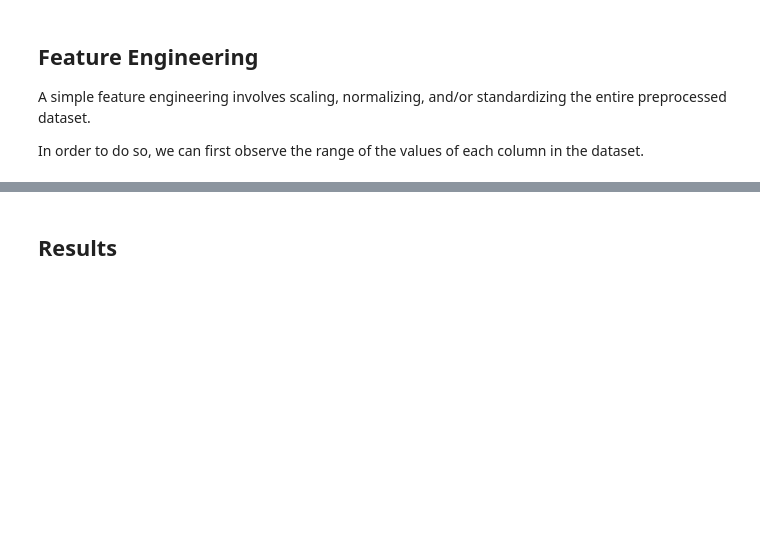
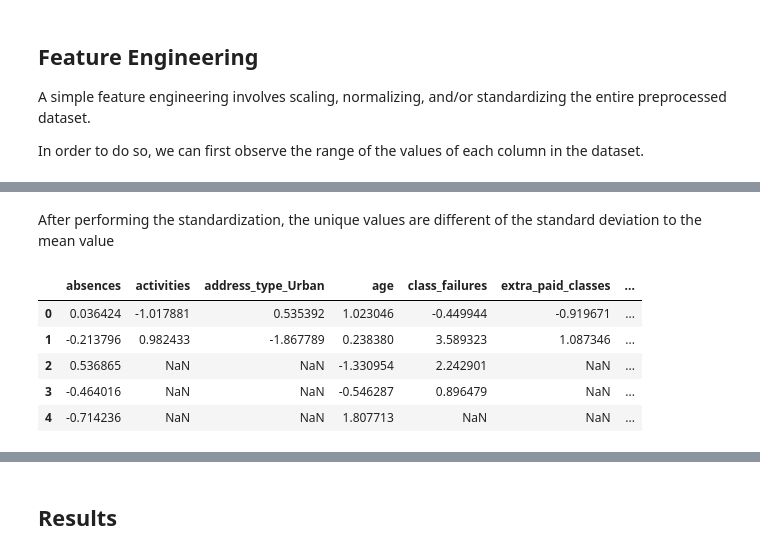
Before and after one commit to ferDMS/MOOCS, a Jupyter notebook: Supervised Machine Learning Regression and Classification/cw2.ipynb, the cells around one changed output, grey strips where cells are left out. Drawn from its saved outputs; the diff is of its cells as text; code cells hidden in the pictures; blank space fills up the shorter version.

```diff
--- a/Supervised Machine Learning Regression and Classification/cw2.ipynb
+++ b/Supervised Machine Learning Regression and Classification/cw2.ipynb
@@ -277,3 +354,14 @@ In order to decide the correct scaling, normalization and/or standardization alg
+# %% [markdown]
+After performing the standardization, the unique values are different of the standard deviation to the mean value
+# %%
+getUnique(X).head(5)
+# %% [output]
+|  | absences | activities | address_type_Urban | age | class_failures | extra_paid_classes | ... |
+| 0 | 0.036424 | -1.017881 | 0.535392 | 1.023046 | -0.449944 | -0.919671 | ... |
+| 1 | -0.213796 | 0.982433 | -1.867789 | 0.238380 | 3.589323 | 1.087346 | ... |
+| 2 | 0.536865 | NaN | NaN | -1.330954 | 2.242901 | NaN | ... |
+| 3 | -0.464016 | NaN | NaN | -0.546287 | 0.896479 | NaN | ... |
+| 4 | -0.714236 | NaN | NaN | 1.807713 | NaN | NaN | ... |
 # %% [markdown]
 ## Data Selection
 
```
Also changed, not shown: parts of 25 cells of this notebook.
